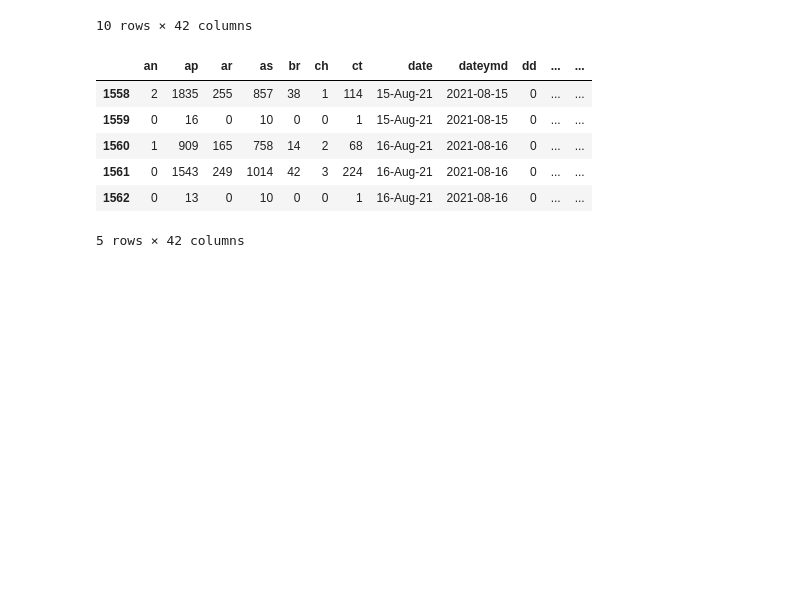
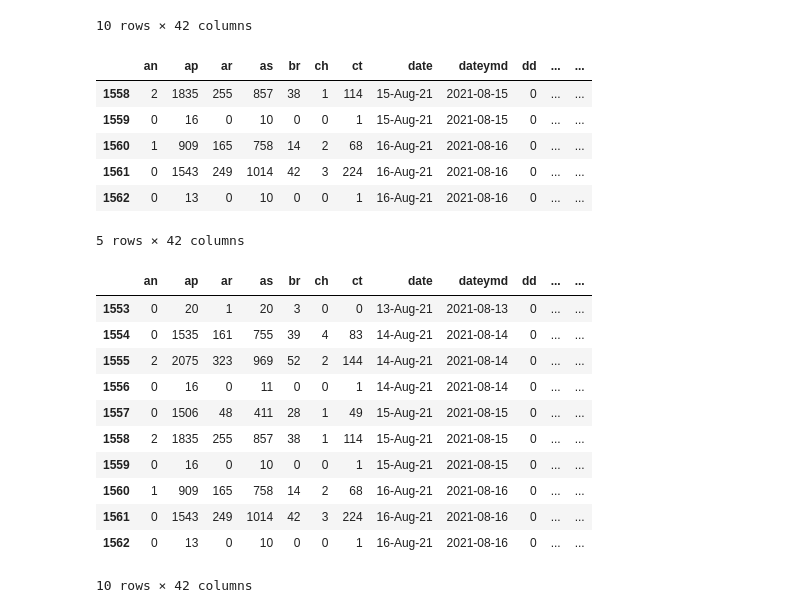
Before and after one commit to brainmentorspvtltd/ds-py, a Jupyter notebook: pandas_1.ipynb, the cells around one changed output. Saved outputs shown, nothing was run; the diff lists cells and outputs as text; code cells hidden in the pictures; blank space fills up the shorter version.

```diff
--- a/pandas_1.ipynb
+++ b/pandas_1.ipynb
@@ -83,3 +70,18 @@ df.tail()
 | 1561 | 0 | 1543 | 249 | 1014 | 42 | 3 | 224 | 16-Aug-21 | 2021-08-16 | 0 | ... | ... |
 | 1562 | 0 | 13 | 0 | 10 | 0 | 0 | 1 | 16-Aug-21 | 2021-08-16 | 0 | ... | ... |
 5 rows × 42 columns
+# %%
+df.tail(10)
+# %% [output]
+|  | an | ap | ar | as | br | ch | ct | date | dateymd | dd | ... | ... |
+| 1553 | 0 | 20 | 1 | 20 | 3 | 0 | 0 | 13-Aug-21 | 2021-08-13 | 0 | ... | ... |
+| 1554 | 0 | 1535 | 161 | 755 | 39 | 4 | 83 | 14-Aug-21 | 2021-08-14 | 0 | ... | ... |
+| 1555 | 2 | 2075 | 323 | 969 | 52 | 2 | 144 | 14-Aug-21 | 2021-08-14 | 0 | ... | ... |
+| 1556 | 0 | 16 | 0 | 11 | 0 | 0 | 1 | 14-Aug-21 | 2021-08-14 | 0 | ... | ... |
+| 1557 | 0 | 1506 | 48 | 411 | 28 | 1 | 49 | 15-Aug-21 | 2021-08-15 | 0 | ... | ... |
+| 1558 | 2 | 1835 | 255 | 857 | 38 | 1 | 114 | 15-Aug-21 | 2021-08-15 | 0 | ... | ... |
+| 1559 | 0 | 16 | 0 | 10 | 0 | 0 | 1 | 15-Aug-21 | 2021-08-15 | 0 | ... | ... |
+| 1560 | 1 | 909 | 165 | 758 | 14 | 2 | 68 | 16-Aug-21 | 2021-08-16 | 0 | ... | ... |
+| 1561 | 0 | 1543 | 249 | 1014 | 42 | 3 | 224 | 16-Aug-21 | 2021-08-16 | 0 | ... | ... |
+| 1562 | 0 | 13 | 0 | 10 | 0 | 0 | 1 | 16-Aug-21 | 2021-08-16 | 0 | ... | ... |
+10 rows × 42 columns
```
Also changed, not shown: parts of 10 cells of this notebook, 2 other files.
